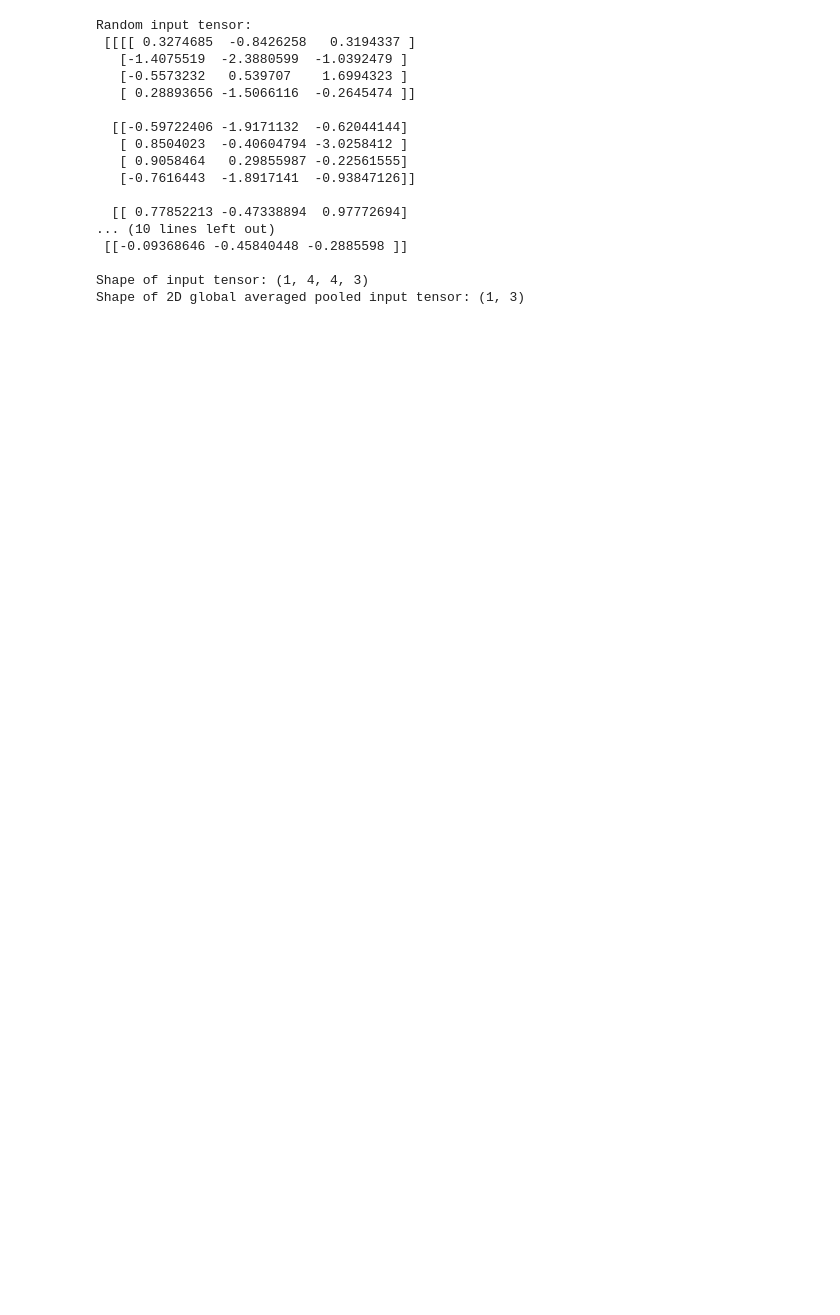
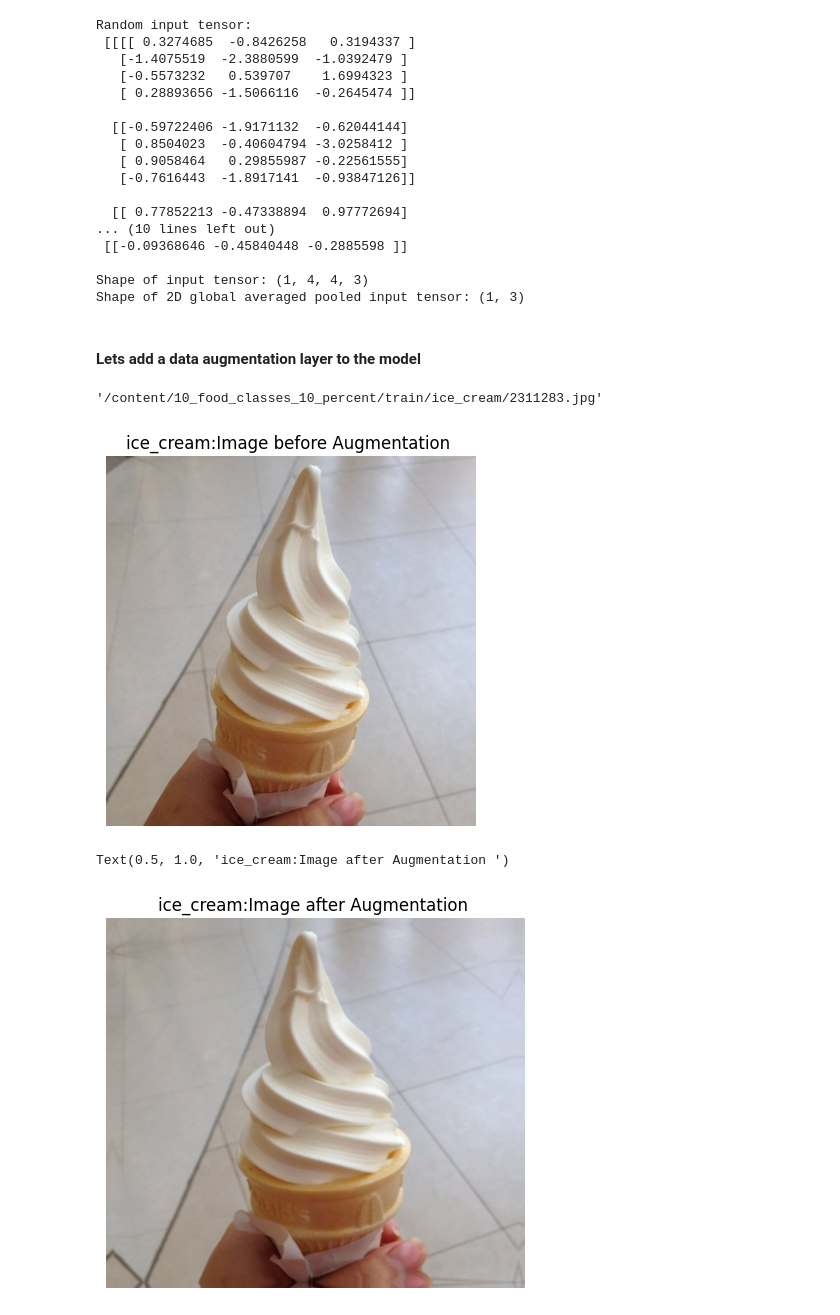
Before and after one commit to annchirackal/Tensorflow-Developer-Certification, a Jupyter notebook: 12_Transfer_Learning.ipynb, the cells around one changed output. Saved outputs shown, nothing was run; the diff lists cells and outputs as text; code cells hidden in the pictures; blank space fills up the shorter version.

```diff
--- a/12_Transfer_Learning.ipynb
+++ b/12_Transfer_Learning.ipynb
@@ -485,3 +489,41 @@ Random input tensor:
 
 Shape of input tensor: (1, 4, 4, 3)
 Shape of 2D global averaged pooled input tensor: (1, 3)
+# %% [markdown]
+#### Lets add a data augmentation layer to the model
+# %%
+#Create a data augmentation layer
+data_augmentation_layer=tf.keras.Sequential([
+    tf.keras.layers.RandomFlip("horizontal"),
+    tf.keras.layers.RandomRotation(0.2),
+    tf.keras.layers.RandomHeight(0.2),
+    tf.keras.layers.RandomWidth(0.2),
+    tf.keras.layers.RandomZoom(0.2)
+
+],name="DataAugmentation_Layer")
+# %%
+## Visulalise the augmented data
+## Get a rodom imange
+random_target_class=random.choice(train_data_10_percent.class_names)
+random_target_dir="/content/10_food_classes_10_percent/train"+"/"+random_target_class
+random_image=random.choice(os.listdir(random_target_dir))
+random_target_dir=random_target_dir+"/"+random_image
+random_target_dir
+# %% [output]
+'/content/10_food_classes_10_percent/train/ice_cream/2311283.jpg'
+# %%
+##Read random image and do augmentation
+img=mpimg.imread(random_target_dir)
+plt.imshow(img)
+plt.axis(False)
+plt.title(random_target_class+":Image before Augmentation ")
+plt.show()
+augmented_img=data_augmentation_layer(img)
+plt.imshow(augmented_img/255)
+
+plt.axis(False)
+plt.title(random_target_class+":Image after Augmentation ")
+# %% [output]
+[figure, added]
+Text(0.5, 1.0, 'ice_cream:Image after Augmentation ')
+[figure, added]
```
Also changed, not shown: parts of 14 cells of this notebook.
